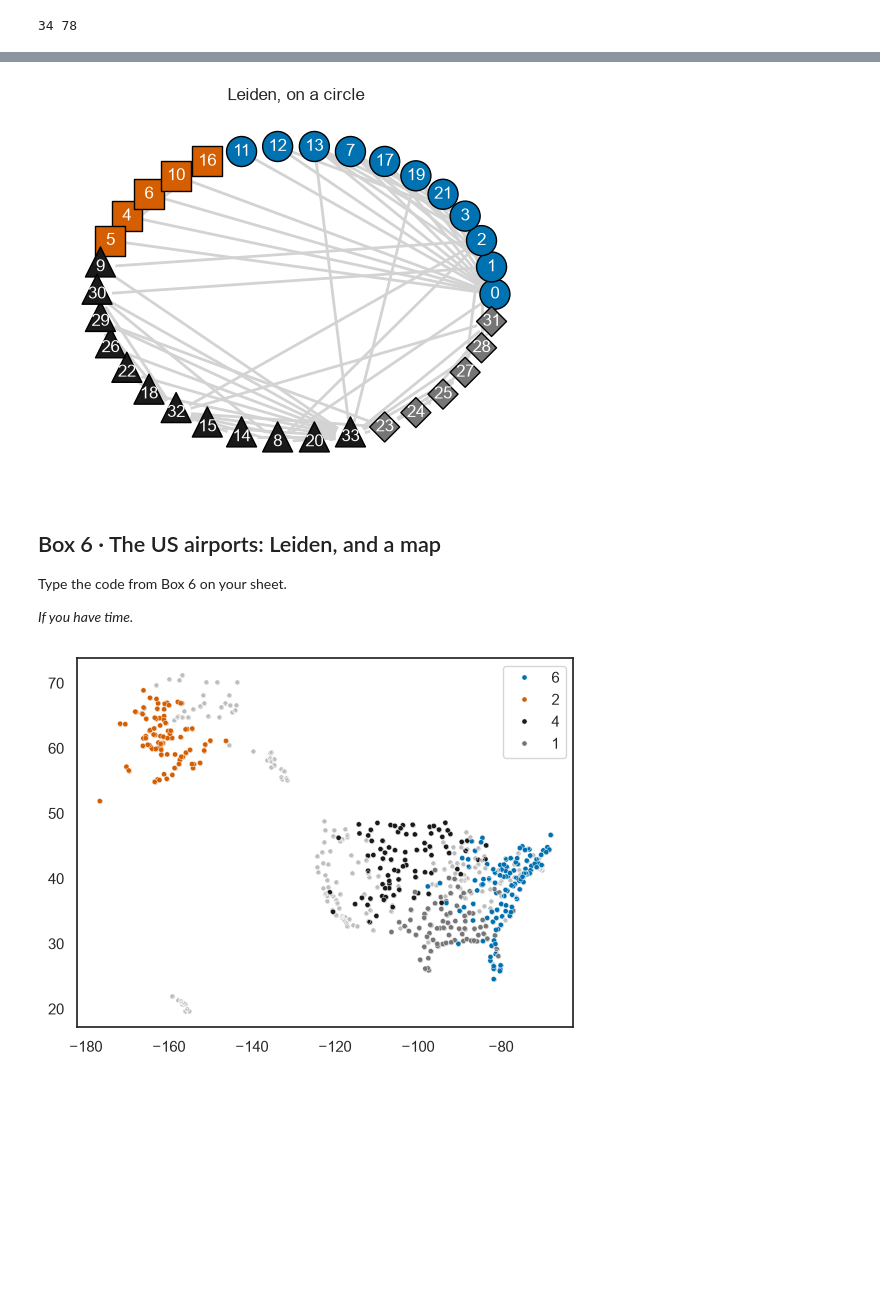
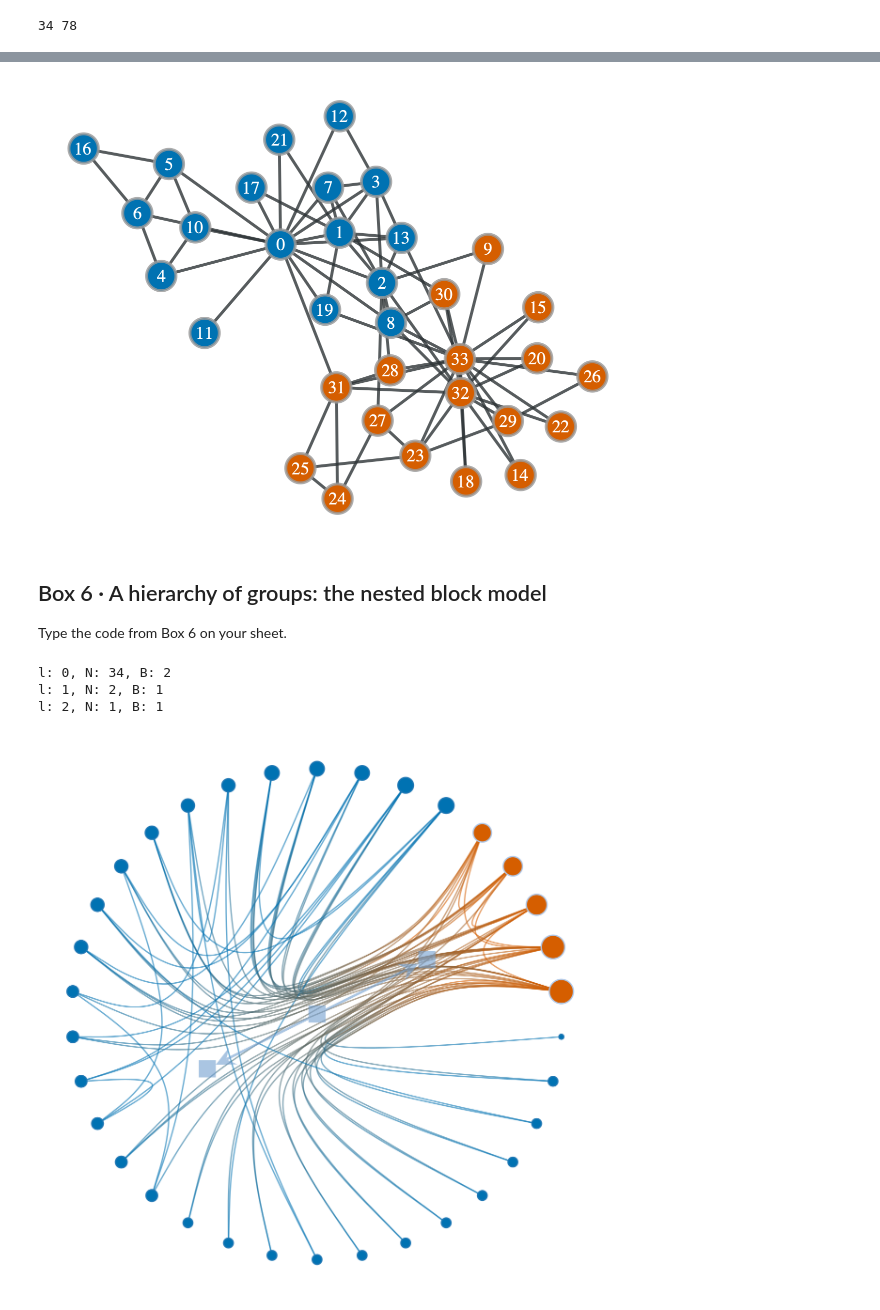
Before and after one commit to skojaku/adv-net-sci, a Jupyter notebook: lecture-note/m05-clustering/code-sheet/colab-lab-solutions.ipynb, the cells around one changed output, grey strips where cells are left out. Drawn from its saved outputs; the diff is of its cells as text; code cells hidden in the pictures; blank space fills up the shorter version.

```diff
--- a/lecture-note/m05-clustering/code-sheet/colab-lab-solutions.ipynb
+++ b/lecture-note/m05-clustering/code-sheet/colab-lab-solutions.ipynb
@@ -97,20 +86,13 @@ plt.show()
 Type the code from Box 3 on your sheet.
 # %%
-import graph_tool.all as gt
 import numpy as np
-gt.seed_rng(1)
-g = gt.Graph(directed=False)
-g.add_edge_list(karate.get_edgelist())
-state = gt.minimize_blockmodel_dl(g, state_args=dict(deg_corr=False))
-sbm = state.get_blocks().a
-print(sbm)
-groups = np.unique(sbm, return_inverse=True)[1]
-colors = g.new_vertex_property("vector<double>")
-for v in g.vertices():
-    colors[v] = (*palette[groups[int(v)]], 1)
+def paint(groups):
+    groups = np.unique(groups, return_inverse=True)[1]
+    colors = g.new_vertex_property("vector<double>")
+    for v in g.vertices():
+        colors[v] = (*palette[groups[int(v)]], 1)
+    return colors
 pos = gt.graph_draw(
-    g,
-    vertex_fill_color=colors,
-    vertex_text=g.vertex_index,
+    g, vertex_fill_color=paint(leiden), vertex_text=g.vertex_index
 )
 # %% [output]
@@ -138,34 +118,24 @@ plt.show()
 Type the code from Box 5 on your sheet.
 # %%
-layout = karate.layout_circle(order=np.argsort(leiden))
-fig, ax = plt.subplots()
-ig.plot(
-    karate, target=ax, layout=layout,
-    vertex_color=[palette[g] for g in leiden],
-    vertex_shape=[shapes[g] for g in leiden],
-    vertex_label=karate.vs.indices,
-    vertex_label_color="white",
-    edge_color="lightgray",
+pos = gt.graph_draw(
+    g, pos=pos, vertex_text=g.vertex_index,
+    vertex_fill_color=paint(club),
 )
-ax.set_title("Leiden, on a circle")
-plt.show()
 # %% [output]
-[figure, old version]
+[figure, new version]
 # %% [markdown]
-## Box 6 · The US airports: Leiden, and a map
+## Box 6 · A hierarchy of groups: the nested block model
 Type the code from Box 6 on your sheet.
-
-*If you have time.*
 # %%
-import seaborn as sns
-import pandas as pd
-members = g_air.community_leiden("modularity", n_iterations=-1).membership
-top = pd.Series(members).value_counts().index[:4]
-sns.scatterplot(x=lon, y=lat, color="#bdbdbd", s=14)
-sns.scatterplot(
-    x=lon, y=lat, hue=members, hue_order=top, palette=palette[:4], s=14
+nested = gt.minimize_nested_blockmodel_dl(
+    g, state_args=dict(deg_corr=False)
 )
-plt.show()
+nested.print_summary()
+groups = nested.get_bs()[0]
+pos_tree = nested.draw(vertex_fill_color=paint(groups))
 # %% [output]
+l: 0, N: 34, B: 2
+l: 1, N: 2, B: 1
+l: 2, N: 1, B: 1
-[figure, old version]
+[figure, new version]
 # %% [markdown]
```
Also changed, not shown: parts of 15 cells of this notebook, 12 other files.
